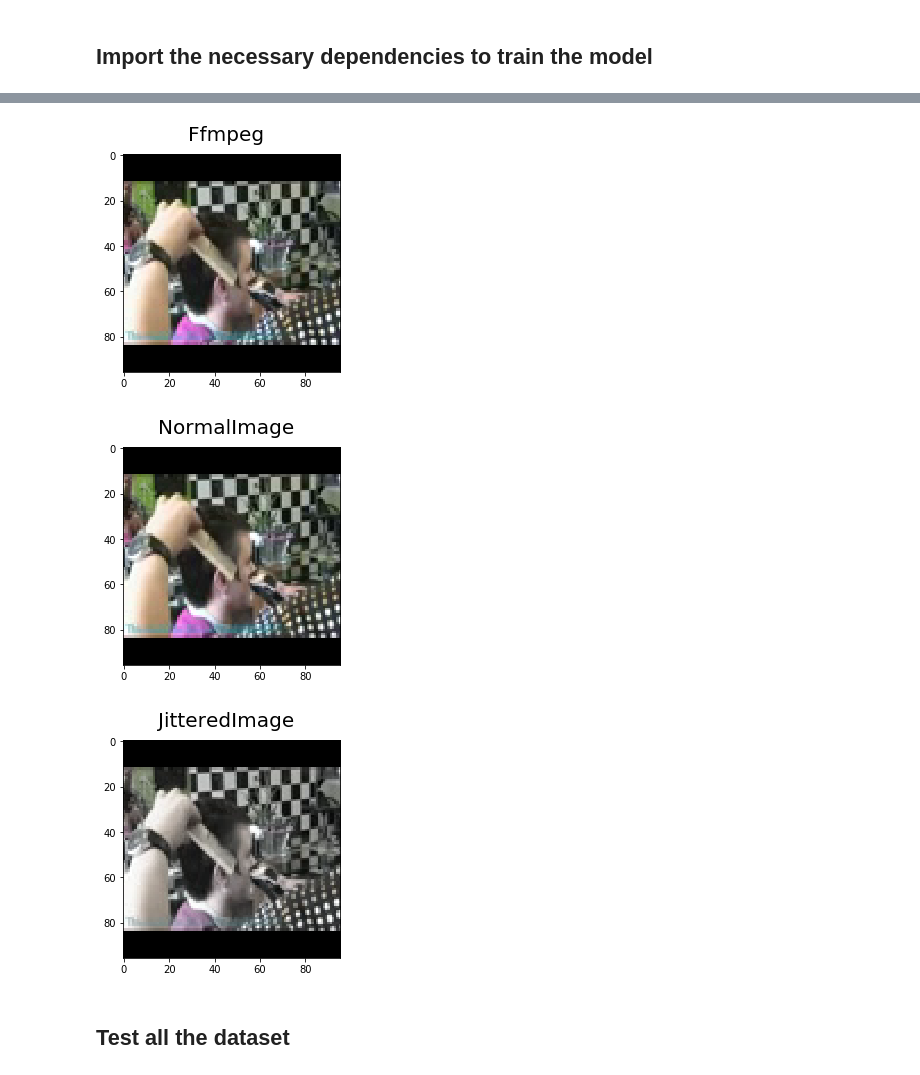
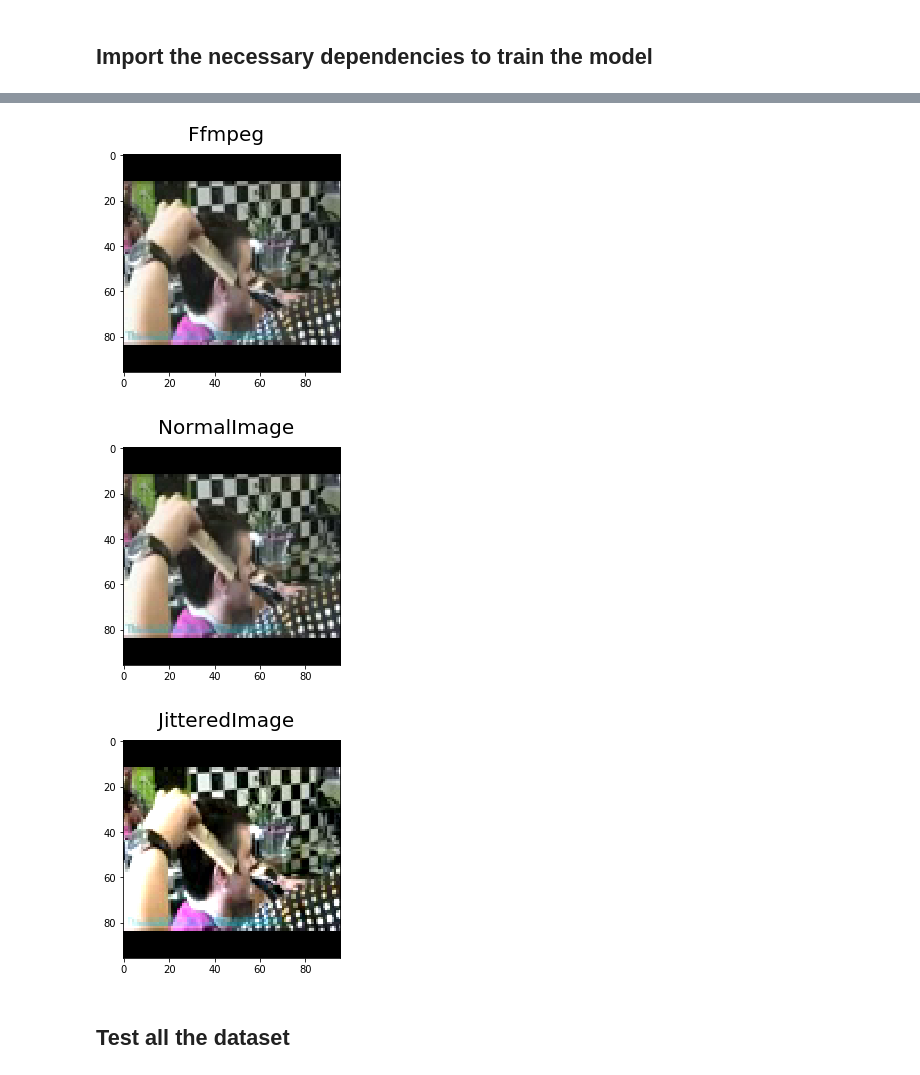
Before and after one commit to CarloP95/Text2VideoGAN, a Jupyter notebook: GANs.ipynb, the cells around one changed output, grey strips where cells are left out. Saved outputs shown, nothing was run; the diff lists cells and outputs as text; code cells hidden in the pictures.

```diff
--- a/GANs.ipynb
+++ b/GANs.ipynb
@@ -226,30 +226,30 @@ tensor([[ 4.7921e-02, -5.3535e-01, -2.2795e+00, -1.5989e+00, -1.9442e+00,
 # %%
 from torch_videovision.videotransforms.video_transforms import ColorJitter
 
-jitter = ColorJitter(brightness=1, contrast=0.9, saturation=1, hue=-0.5)
+jitter = ColorJitter(brightness=0.1, contrast=0.9, saturation=1, hue=-0.5)
 
 jitteredRes_ = jitter(res_)
 
 fig = pylab.figure()
 fig.suptitle('Ffmpeg', fontsize=20)
 pylab.imshow(res[2])
 fig = pylab.figure()
 fig.suptitle('NormalImage', fontsize=20)
 pylab.imshow(res_[1])
 fig = pylab.figure()
 fig.suptitle('JitteredImage', fontsize=20)
 pylab.imshow(jitteredRes_[0])
 pylab.show()
 
 def showImg(frame, title = "Image"):
     fig = pylab.figure()
     fig.suptitle(title, fontsize=20)
     pylab.imshow(frame)
     pylab.show()
 # %% [output]
 [figure]
 [figure]
-[figure, old version]
+[figure, new version]
 # %% [markdown]
 ## Test all the dataset
 # %%
```
Also changed, not shown: parts of 2 cells of this notebook, 3 other files.
